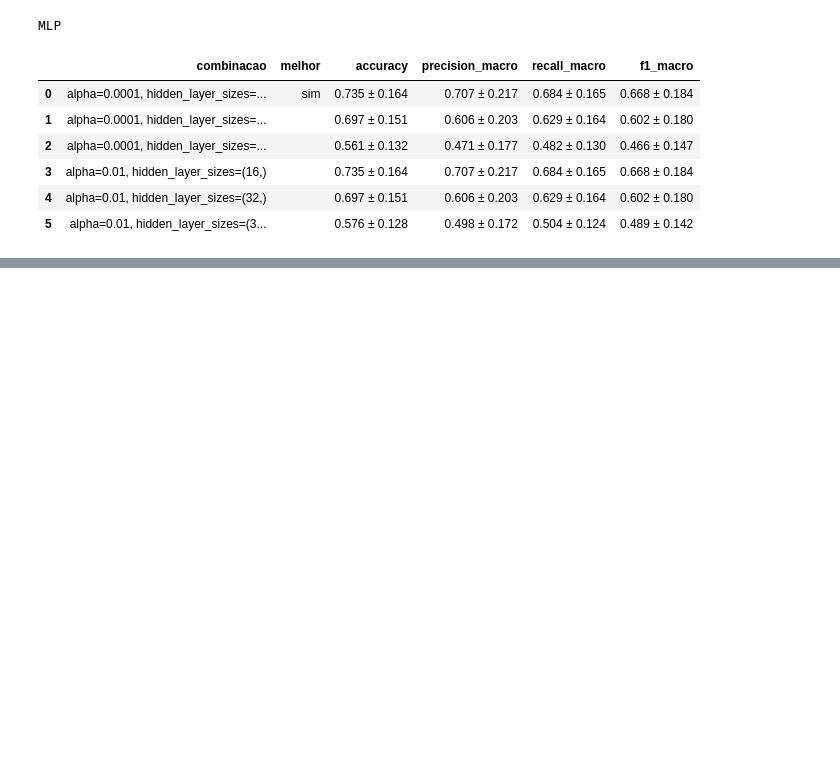
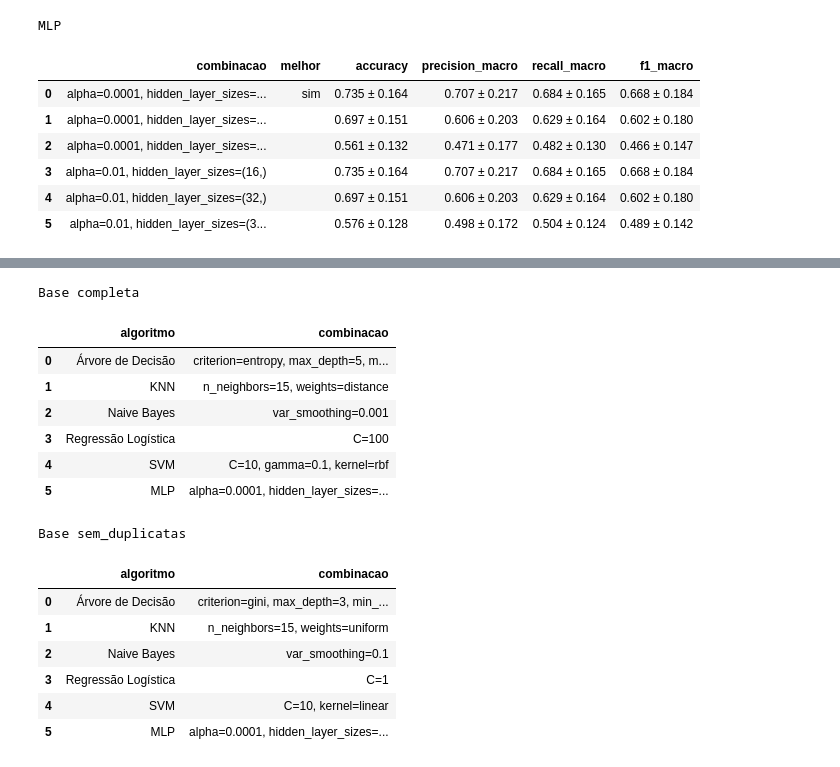
Before and after one commit to FelipeBert/sleep-health, a Jupyter notebook: projeto_experimentos.ipynb, the cells around one changed output, grey strips where cells are left out. Cells and saved outputs as stored; diff of their text form; code cells hidden in the pictures; blank space fills up the shorter version.

```diff
--- a/projeto_experimentos.ipynb
+++ b/projeto_experimentos.ipynb
@@ -419,0 +461,22 @@ MLP
+# %%
+# Quais parâmetros ganharam em cada algoritmo
+for nome_base, tab in tabelas.items():
+    print(f"Base {nome_base}")
+    display(tab[tab["melhor"]][["algoritmo", "combinacao"]].reset_index(drop=True))
+# %% [output]
+Base completa
+|  | algoritmo | combinacao |
+| 0 | Árvore de Decisão | criterion=entropy, max_depth=5, m... |
+| 1 | KNN | n_neighbors=15, weights=distance |
+| 2 | Naive Bayes | var_smoothing=0.001 |
+| 3 | Regressão Logística | C=100 |
+| 4 | SVM | C=10, gamma=0.1, kernel=rbf |
+| 5 | MLP | alpha=0.0001, hidden_layer_sizes=... |
+Base sem_duplicatas
+|  | algoritmo | combinacao |
+| 0 | Árvore de Decisão | criterion=gini, max_depth=3, min_... |
+| 1 | KNN | n_neighbors=15, weights=uniform |
+| 2 | Naive Bayes | var_smoothing=0.1 |
+| 3 | Regressão Logística | C=1 |
+| 4 | SVM | C=10, kernel=linear |
+| 5 | MLP | alpha=0.0001, hidden_layer_sizes=... |
```
Also changed, not shown: parts of 2 cells of this notebook, 2 other files.
